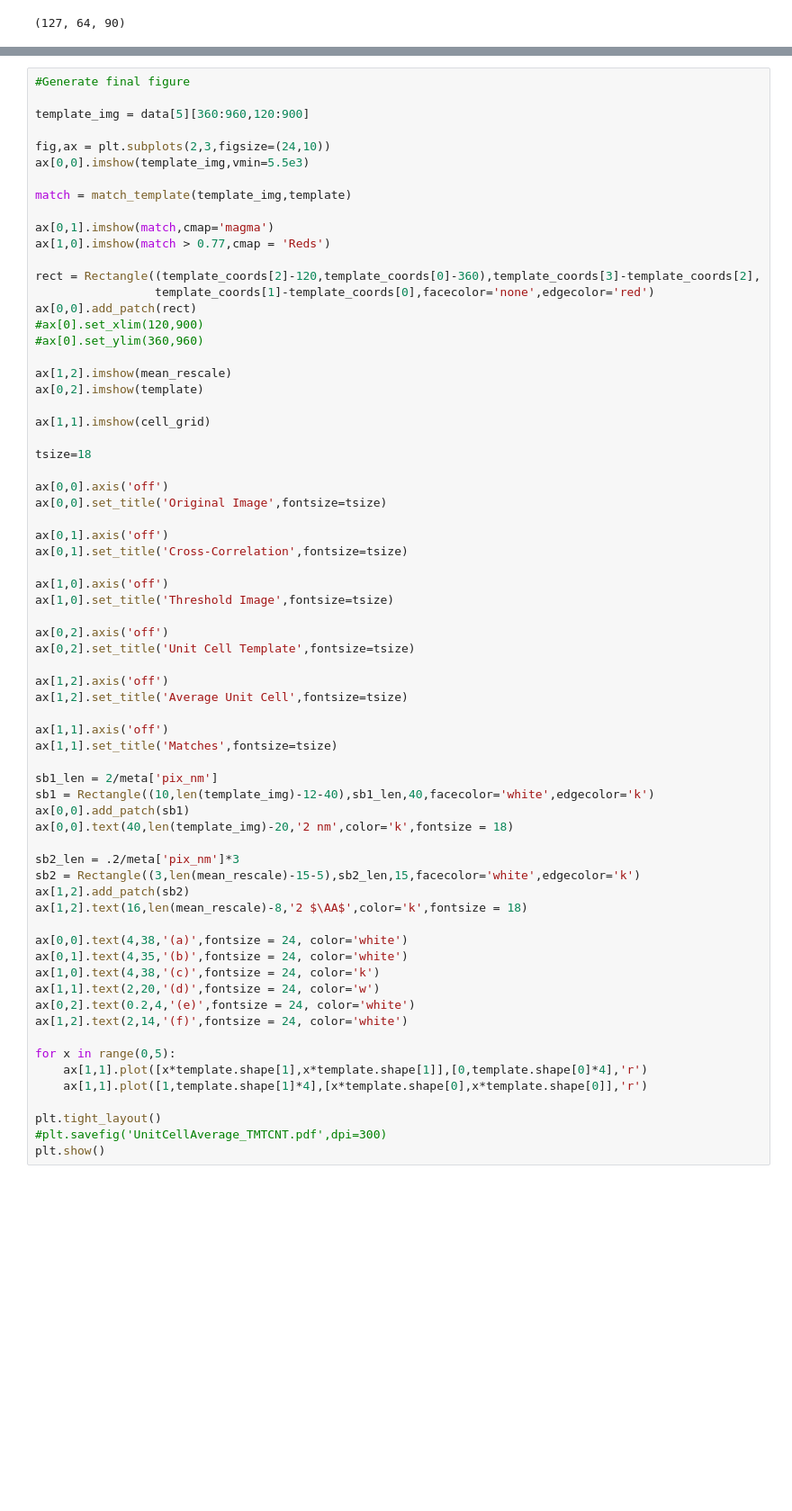
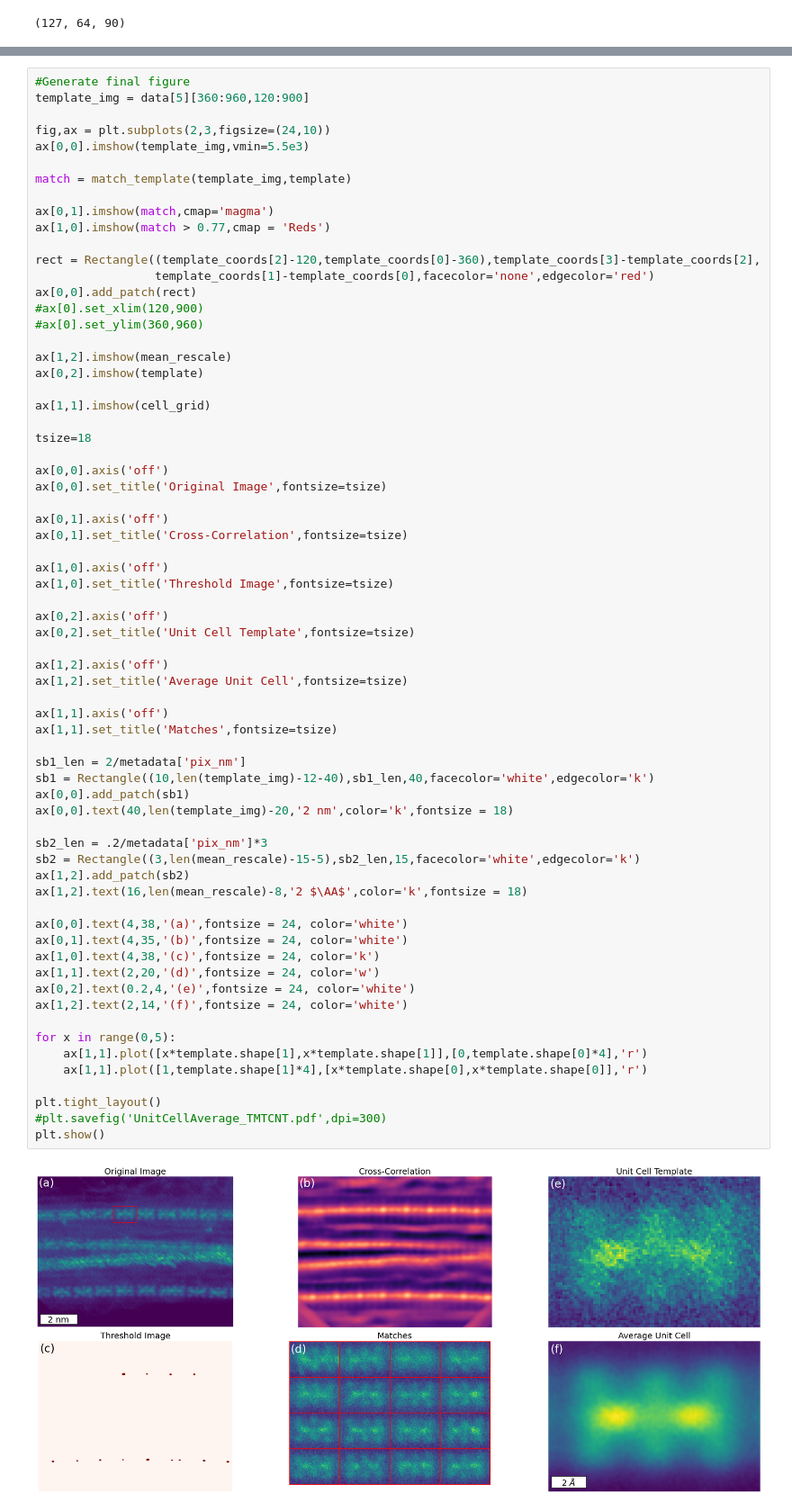
Before and after one commit to bshev/phd_research, a Jupyter notebook: AverageUnitCellNanotube.ipynb, the cells around one changed output, grey strips where cells are left out. Shown at 90% size. Drawn from its saved outputs; the diff is of its cells as text; blank space fills up the shorter version.

```diff
--- a/AverageUnitCellNanotube.ipynb
+++ b/AverageUnitCellNanotube.ipynb
@@ -168,6 +174,5 @@ plt.show()
 # %%
 #Generate final figure
-
 template_img = data[5][360:960,120:900]
 
 fig,ax = plt.subplots(2,3,figsize=(24,10))
@@ -204,32 +209,34 @@ ax[0,2].axis('off')
 ax[0,2].set_title('Unit Cell Template',fontsize=tsize)
 
 ax[1,2].axis('off')
 ax[1,2].set_title('Average Unit Cell',fontsize=tsize)
 
 ax[1,1].axis('off')
 ax[1,1].set_title('Matches',fontsize=tsize)
 
-sb1_len = 2/meta['pix_nm']
+sb1_len = 2/metadata['pix_nm']
 sb1 = Rectangle((10,len(template_img)-12-40),sb1_len,40,facecolor='white',edgecolor='k')
 ax[0,0].add_patch(sb1)
 ax[0,0].text(40,len(template_img)-20,'2 nm',color='k',fontsize = 18)
 
-sb2_len = .2/meta['pix_nm']*3
+sb2_len = .2/metadata['pix_nm']*3
 sb2 = Rectangle((3,len(mean_rescale)-15-5),sb2_len,15,facecolor='white',edgecolor='k')
 ax[1,2].add_patch(sb2)
 ax[1,2].text(16,len(mean_rescale)-8,'2 $\AA$',color='k',fontsize = 18)
 
 ax[0,0].text(4,38,'(a)',fontsize = 24, color='white')
 ax[0,1].text(4,35,'(b)',fontsize = 24, color='white')
 ax[1,0].text(4,38,'(c)',fontsize = 24, color='k')
 ax[1,1].text(2,20,'(d)',fontsize = 24, color='w')
 ax[0,2].text(0.2,4,'(e)',fontsize = 24, color='white')
 ax[1,2].text(2,14,'(f)',fontsize = 24, color='white')
 
 for x in range(0,5):
     ax[1,1].plot([x*template.shape[1],x*template.shape[1]],[0,template.shape[0]*4],'r')
     ax[1,1].plot([1,template.shape[1]*4],[x*template.shape[0],x*template.shape[0]],'r')
 
 plt.tight_layout()
 #plt.savefig('UnitCellAverage_TMTCNT.pdf',dpi=300)
 plt.show()
+# %% [output]
+[figure, added]
```
Also changed, not shown: parts of 3 cells of this notebook.
